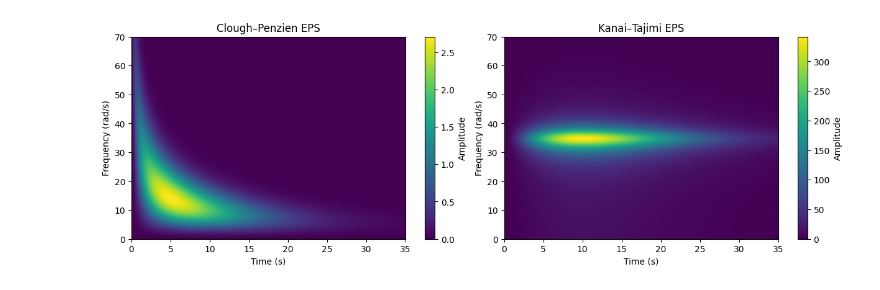
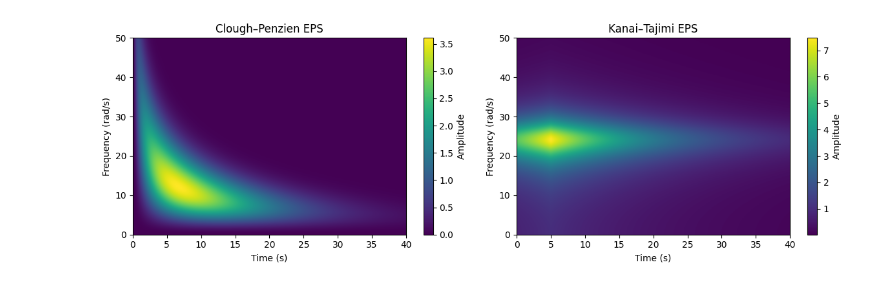
Before and after one commit to jgdu4rte/diffusion_model_stochastic_process, a Jupyter notebook: simulate_process.ipynb, the cells around one changed output. Saved outputs shown, nothing was run; the diff lists cells and outputs as text; code cells hidden in the pictures.

```diff
--- a/simulate_process.ipynb
+++ b/simulate_process.ipynb
@@ -1,59 +1,59 @@
 # %%
 import numpy as np
-import pandas as pd
 import matplotlib.pyplot as plt
 from matplotlib import cm
 
 from eps.cp import cp_evolutionary_power_spectrum
 from eps.kt import kt_evolutionary_power_spectrum
 
-time = np.linspace(0, 35, 500)
-freq = np.linspace(0, 70, 2000)
+time = np.linspace(0, 40, 1000)
+freq = np.linspace(0, 50, 1000)
 
 X, Y = np.meshgrid(time, freq)
 
 eps_cp = np.zeros((len(time), len(freq)))
 eps_kt = np.zeros((len(time), len(freq)))
 
 #EPSs parameters
 S0 = 1
-b0 = 0.2
+b0 = 0.15
 
 #KT parameter
-omega_g = 35
-zeta_g = 0.1
+omega_g = 25
+zeta_g = 0.2
 
 for i in range(len(time)):
     for j in range(len(freq)):
         eps_cp[i][j] = cp_evolutionary_power_spectrum(freq[j], time[i], S0, b0)
-        eps_kt[i][j] = kt_evolutionary_power_spectrum(freq[j], time[i], S0, omega_g, zeta_g, b0)
+        eps_kt[i][j] = kt_evolutionary_power_spectrum(freq[j], time[i], S0, omega_g, zeta_g, b0, 5)
+
+fig, axes = plt.subplots(1, 2, figsize=(12, 4))
+
+im0 = axes[0].imshow(
+    eps_cp.T,                  # transpose so freq is y-axis
+    extent=[time.min(), time.max(), freq.min(), freq.max()],
+    origin='lower',
+    aspect='auto',
+    cmap=cm.viridis
+)
+axes[0].set_title("Clough–Penzien EPS")
+axes[0].set_xlabel("Time (s)")
+axes[0].set_ylabel("Frequency (rad/s)")
+fig.colorbar(im0, ax=axes[0], label="Amplitude")
+
+im1 = axes[1].imshow(
+    eps_kt.T,                  # transpose so freq is y-axis
+    extent=[time.min(), time.max(), freq.min(), freq.max()],
+    origin='lower',
+    aspect='auto',
+    cmap=cm.viridis
+)
+axes[1].set_title("Kanai–Tajimi EPS")
+axes[1].set_xlabel("Time (s)")
+axes[1].set_ylabel("Frequency (rad/s)")
+fig.colorbar(im1, ax=axes[1], label="Amplitude")
+
+plt.tight_layout()
+plt.show()
+# %% [output]
+[figure, added]
-# %%
-fig, axes = plt.subplots(1, 2, figsize=(12, 4), constrained_layout=True)
-
-im0 = axes[0].imshow(
-    eps_cp.T,                  # transpose so freq is y-axis
-    extent=[time.min(), time.max(), freq.min(), freq.max()],
-    origin='lower',
-    aspect='auto',
-    cmap=cm.viridis
-)
-axes[0].set_title("Clough–Penzien EPS")
-axes[0].set_xlabel("Time (s)")
-axes[0].set_ylabel("Frequency (rad/s)")
-fig.colorbar(im0, ax=axes[0], label="Amplitude")
-
-im1 = axes[1].imshow(
-    eps_kt.T,                  # transpose so freq is y-axis
-    extent=[time.min(), time.max(), freq.min(), freq.max()],
-    origin='lower',
-    aspect='auto',
-    cmap=cm.viridis
-)
-axes[1].set_title("Kanai–Tajimi EPS")
-axes[1].set_xlabel("Time (s)")
-axes[1].set_ylabel("Frequency (rad/s)")
-fig.colorbar(im1, ax=axes[1], label="Amplitude")
-
-plt.show()
-# %% [output]
-[figure, removed]
```
Also changed, not shown: parts of 3 cells of this notebook, 3 other files.
